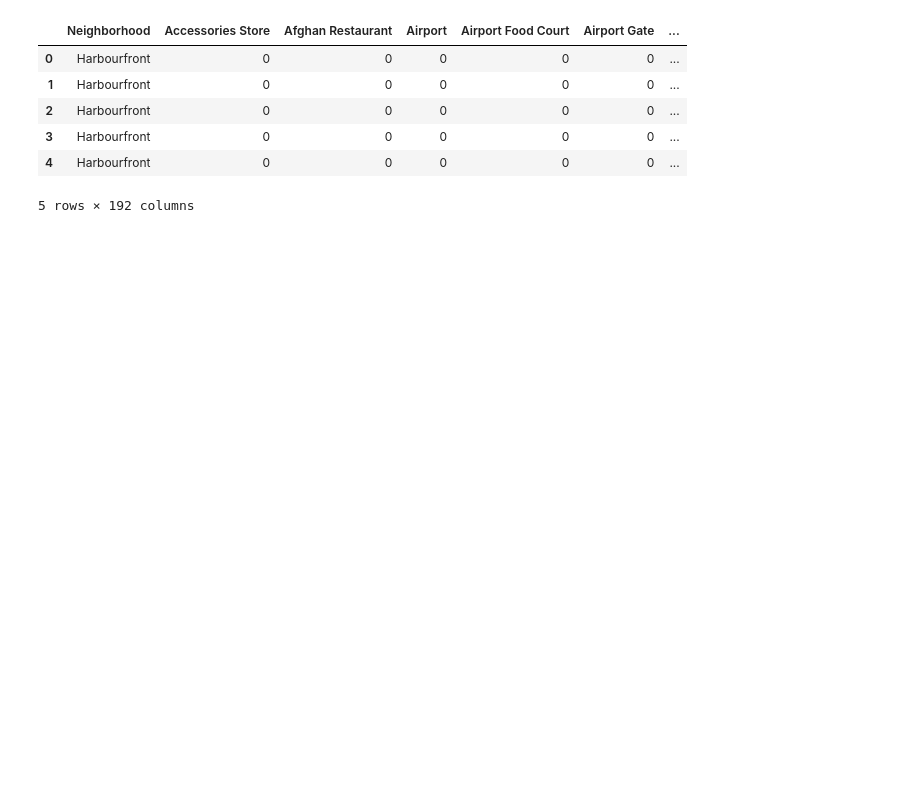
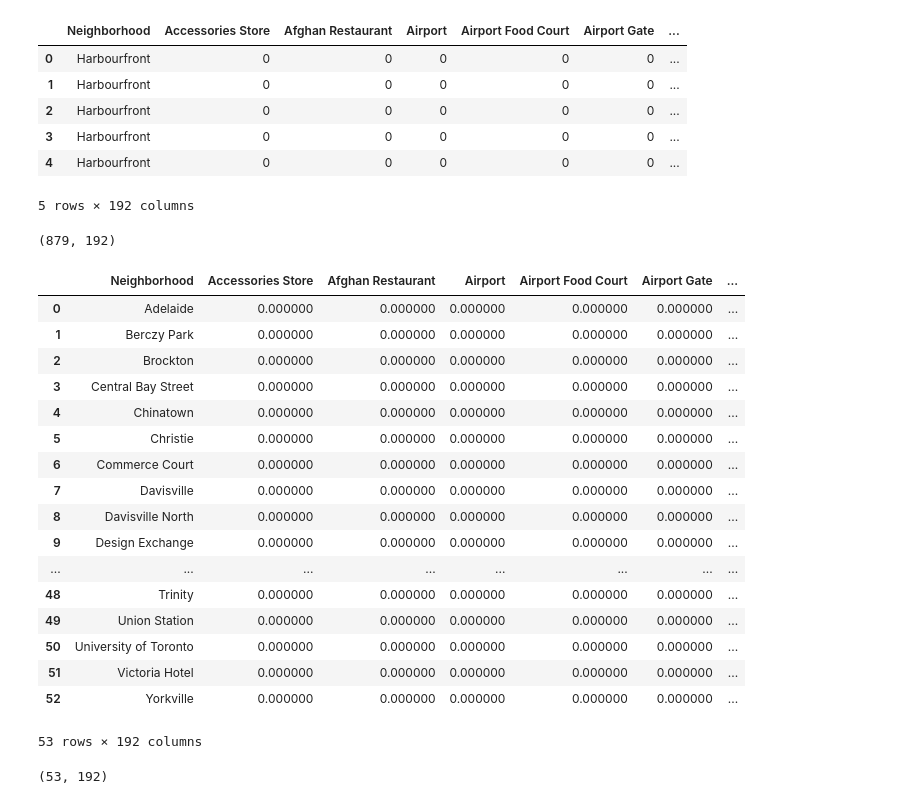
Before and after one commit to filipediniz/Coursera_Capstone, a Jupyter notebook: Toronto_week3.ipynb, the cells around one changed output. Drawn from its saved outputs; the diff is of its cells as text; code cells hidden in the pictures; blank space fills up the shorter version.

```diff
--- a/Toronto_week3.ipynb
+++ b/Toronto_week3.ipynb
@@ -402,3 +402,33 @@ toronto_onehot.head()
 | 3 | Harbourfront | 0 | 0 | 0 | 0 | 0 | ... |
 | 4 | Harbourfront | 0 | 0 | 0 | 0 | 0 | ... |
 5 rows × 192 columns
+# %%
+toronto_onehot.shape
+# %% [output]
+(879, 192)
+# %%
+toronto_grouped = toronto_onehot.groupby('Neighborhood').mean().reset_index()
+toronto_grouped
+# %% [output]
+|  | Neighborhood | Accessories Store | Afghan Restaurant | Airport | Airport Food Court | Airport Gate | ... |
+| 0 | Adelaide | 0.000000 | 0.000000 | 0.000000 | 0.000000 | 0.000000 | ... |
+| 1 | Berczy Park | 0.000000 | 0.000000 | 0.000000 | 0.000000 | 0.000000 | ... |
+| 2 | Brockton | 0.000000 | 0.000000 | 0.000000 | 0.000000 | 0.000000 | ... |
+| 3 | Central Bay Street | 0.000000 | 0.000000 | 0.000000 | 0.000000 | 0.000000 | ... |
+| 4 | Chinatown | 0.000000 | 0.000000 | 0.000000 | 0.000000 | 0.000000 | ... |
+| 5 | Christie | 0.000000 | 0.000000 | 0.000000 | 0.000000 | 0.000000 | ... |
+| 6 | Commerce Court | 0.000000 | 0.000000 | 0.000000 | 0.000000 | 0.000000 | ... |
+| 7 | Davisville | 0.000000 | 0.000000 | 0.000000 | 0.000000 | 0.000000 | ... |
+| 8 | Davisville North | 0.000000 | 0.000000 | 0.000000 | 0.000000 | 0.000000 | ... |
+| 9 | Design Exchange | 0.000000 | 0.000000 | 0.000000 | 0.000000 | 0.000000 | ... |
+| ... | ... | ... | ... | ... | ... | ... | ... |
+| 48 | Trinity | 0.000000 | 0.000000 | 0.000000 | 0.000000 | 0.000000 | ... |
+| 49 | Union Station | 0.000000 | 0.000000 | 0.000000 | 0.000000 | 0.000000 | ... |
+| 50 | University of Toronto | 0.000000 | 0.000000 | 0.000000 | 0.000000 | 0.000000 | ... |
+| 51 | Victoria Hotel | 0.000000 | 0.000000 | 0.000000 | 0.000000 | 0.000000 | ... |
+| 52 | Yorkville | 0.000000 | 0.000000 | 0.000000 | 0.000000 | 0.000000 | ... |
+53 rows × 192 columns
+# %%
+toronto_grouped.shape
+# %% [output]
+(53, 192)
```
Also changed, not shown: parts of 5 cells of this notebook.
